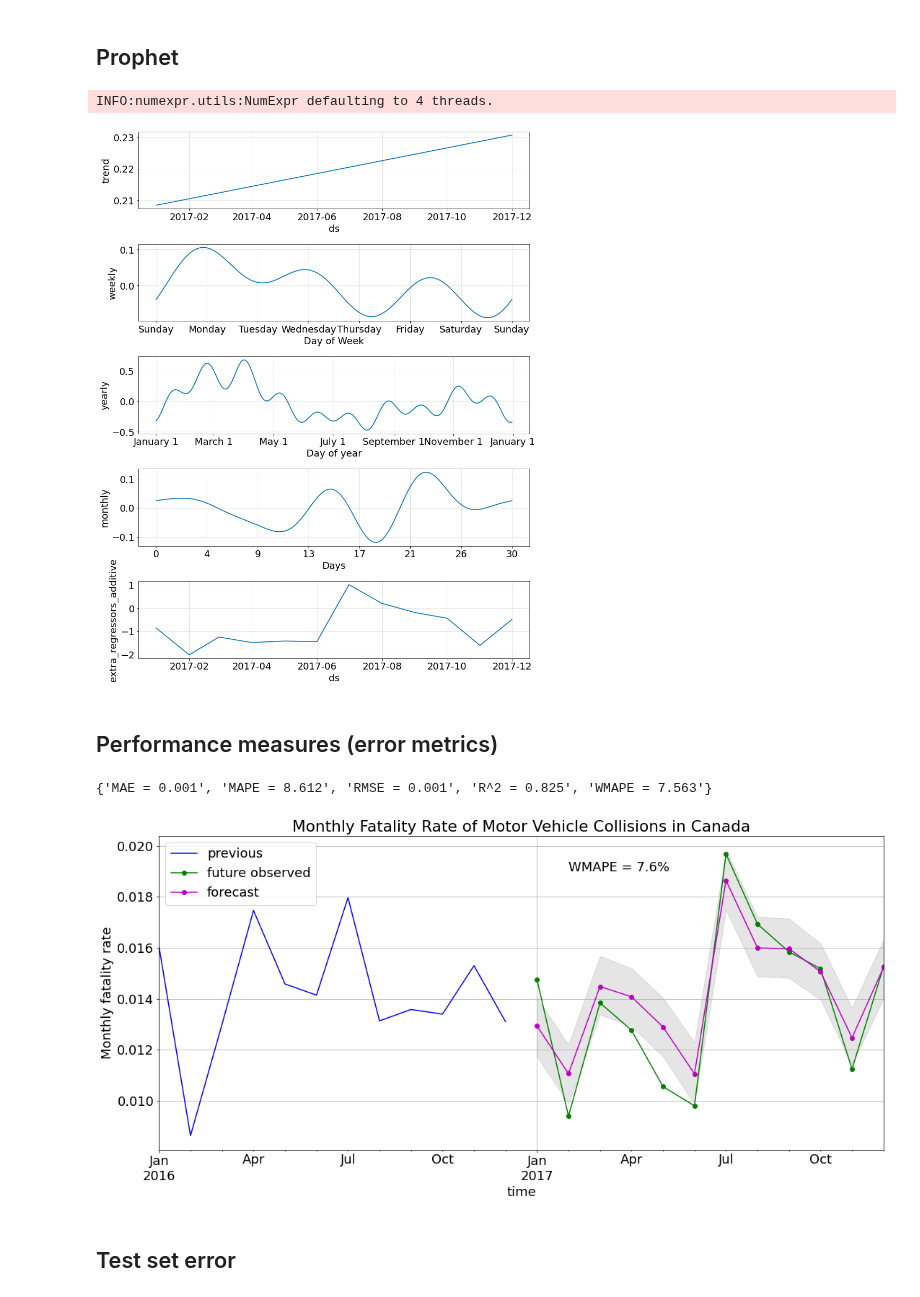
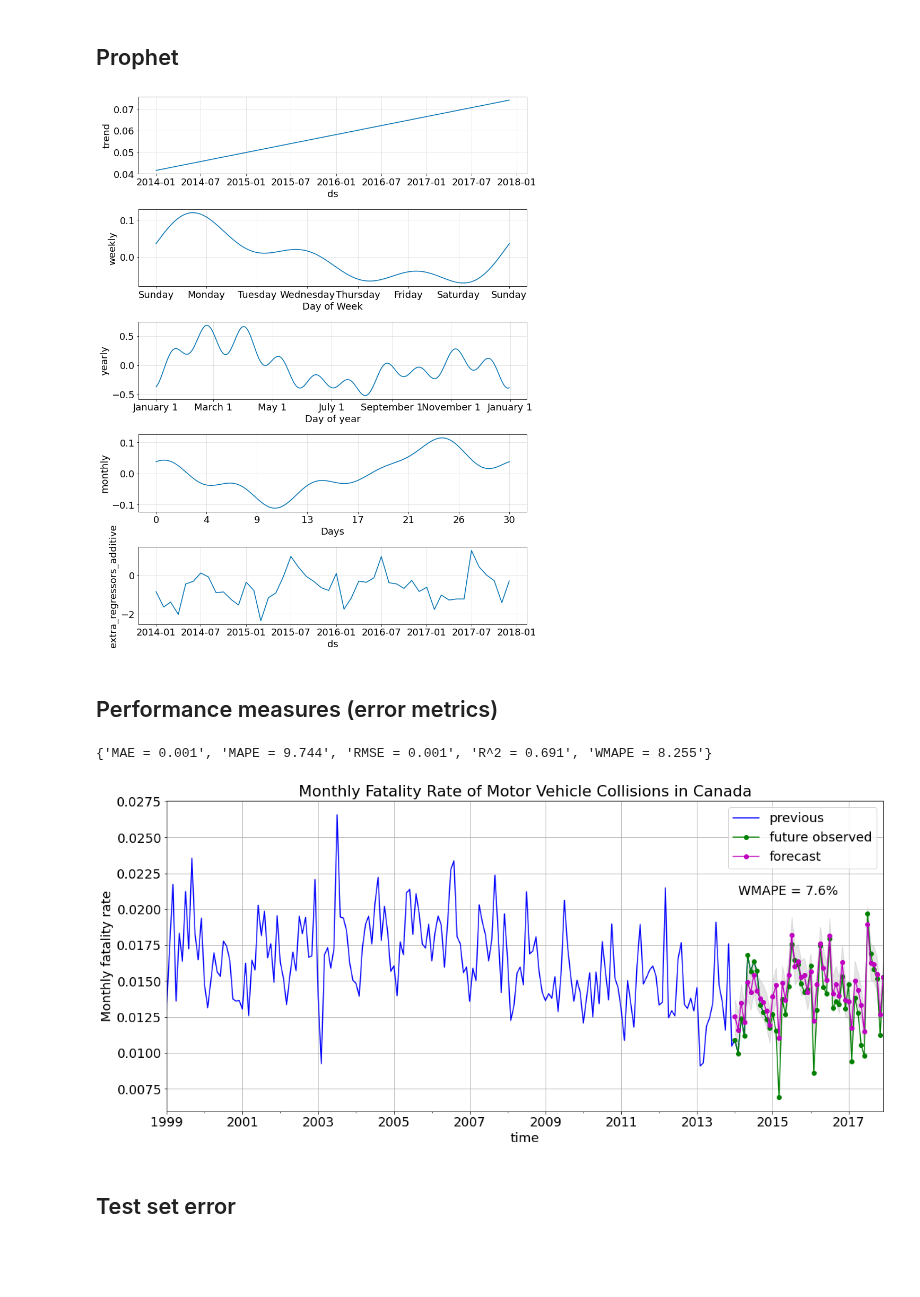
Before and after one commit to Owerre/Time-Series-Forecasting, a Jupyter notebook: fatality-forecast/notebooks/04-prophet.ipynb, the cells around one changed output. Cells and saved outputs as stored; diff of their text form; code cells hidden in the pictures; blank space fills up the shorter version.

```diff
--- a/fatality-forecast/notebooks/04-prophet.ipynb
+++ b/fatality-forecast/notebooks/04-prophet.ipynb
@@ -57,8 +57,8 @@ Data size: (228, 9)
 ##  Create a test  set
 We must split the dataset into training and test (out-of-sample) set. We have chosen the test set as the last year's observations (i.e. 2017).
 # %%
-train_start, train_end = '1999-01-01','2016-12-01'
-test_start, test_end = '2017-01-01', '2017-12-01'
+train_start, train_end = '1999-01-01','2014-12-01'
+test_start, test_end = '2014-01-01', '2017-12-01'
 
 X_train = ts.drop('fatality_rate', axis =1)[train_start: train_end]
 y_train = ts['fatality_rate'][train_start: train_end]
@@ -102,18 +102,16 @@ model.fit(X_train_df)
 forecast = model.predict(X_test_df)
 yhat = forecast['yhat'].values
 yhat = scaler_y.inverse_transform(yhat.reshape(-1,1)).flatten()
-# %% [output]
-INFO:numexpr.utils:NumExpr defaulting to 4 threads.
 # %%
 fig = model.plot_components(forecast, figsize = (12,15))
 # %% [output]
-[figure, old version]
+[figure, new version]
 # %% [markdown]
 ## Performance measures (error metrics)
 # %%
 fxn.error_metrics(y_test, yhat)
 # %% [output]
-{'MAE = 0.001', 'MAPE = 8.612', 'RMSE = 0.001', 'R^2 = 0.825', 'WMAPE = 7.563'}
+{'MAE = 0.001', 'MAPE = 9.744', 'RMSE = 0.001', 'R^2 = 0.691', 'WMAPE = 8.255'}
 # %%
 yhat[yhat<0] = 0
 
@@ -133,21 +131,21 @@ results.index = y_test.index
 # %%
 plt.figure(figsize = (18,8))
 
-y_train.iloc[-len(y_test):].plot(label = 'previous', color = 'b')
+y_train.plot(label = 'previous', color = 'b')
 y_test.plot(label = 'future observed', marker = 'o', color = 'g')
 results['yhat'].plot(label = 'forecast', marker = 'o', color = 'm')
 
 plt.fill_between(results.index, results['ylow'], results['yhigh'], color='k', alpha=0.1)
 plt.xlabel('time')
-plt.text('2017-02-01', 0.019, "WMAPE = 7.6%")
+plt.text('2014-02-01', 0.021, "WMAPE = 7.6%")
 plt.grid(True)
 plt.ylabel('Monthly fatality rate')
 plt.title('Monthly Fatality Rate of Motor Vehicle Collisions in Canada')
 plt.legend()
 plt.savefig('../images/propt.png')
 plt.show()
 # %% [output]
-[figure, old version]
+[figure, new version]
 # %% [markdown]
 ## Test set error
 # %%
```
Also changed, not shown: parts of 1 cell of this notebook, 5 other files.
